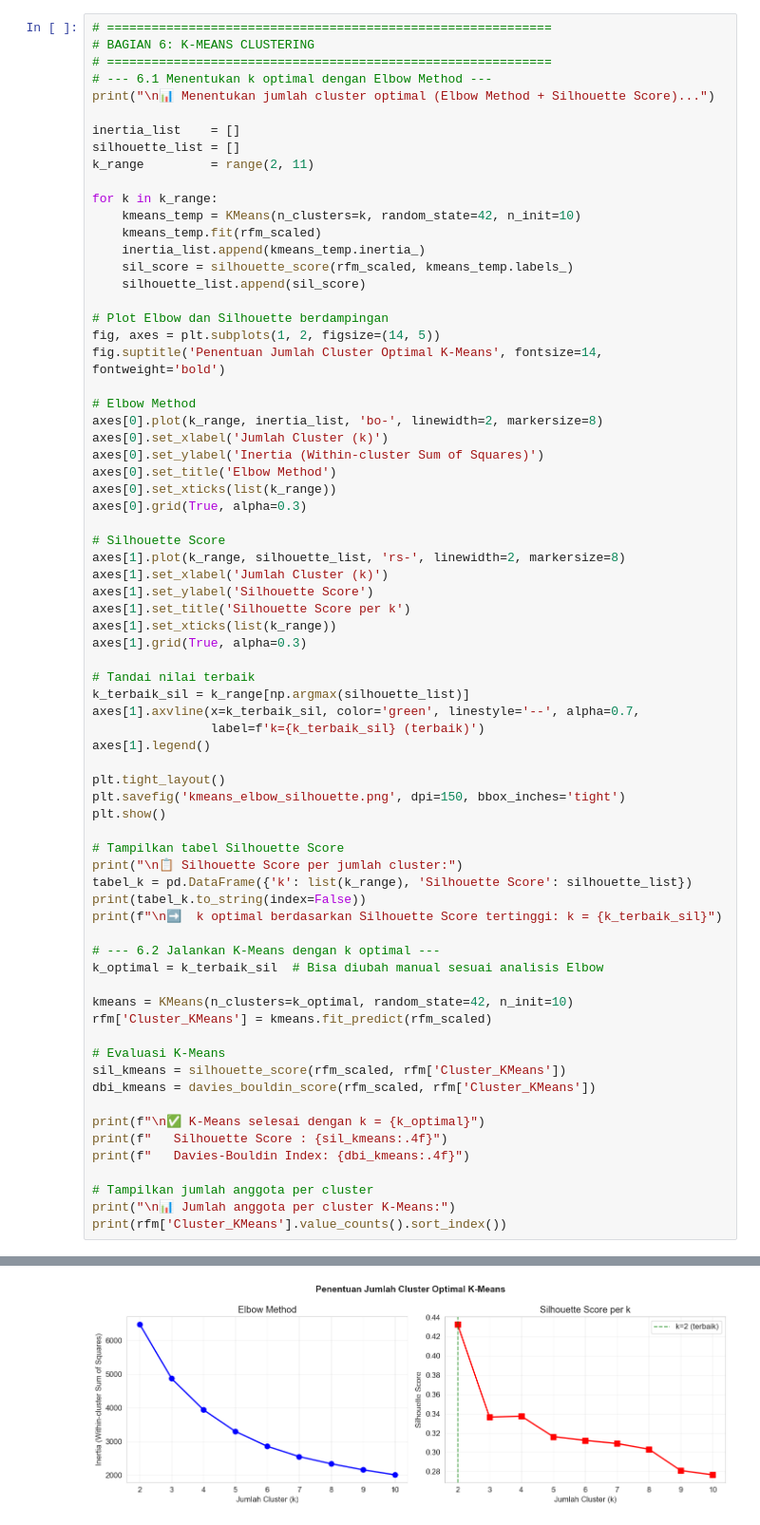
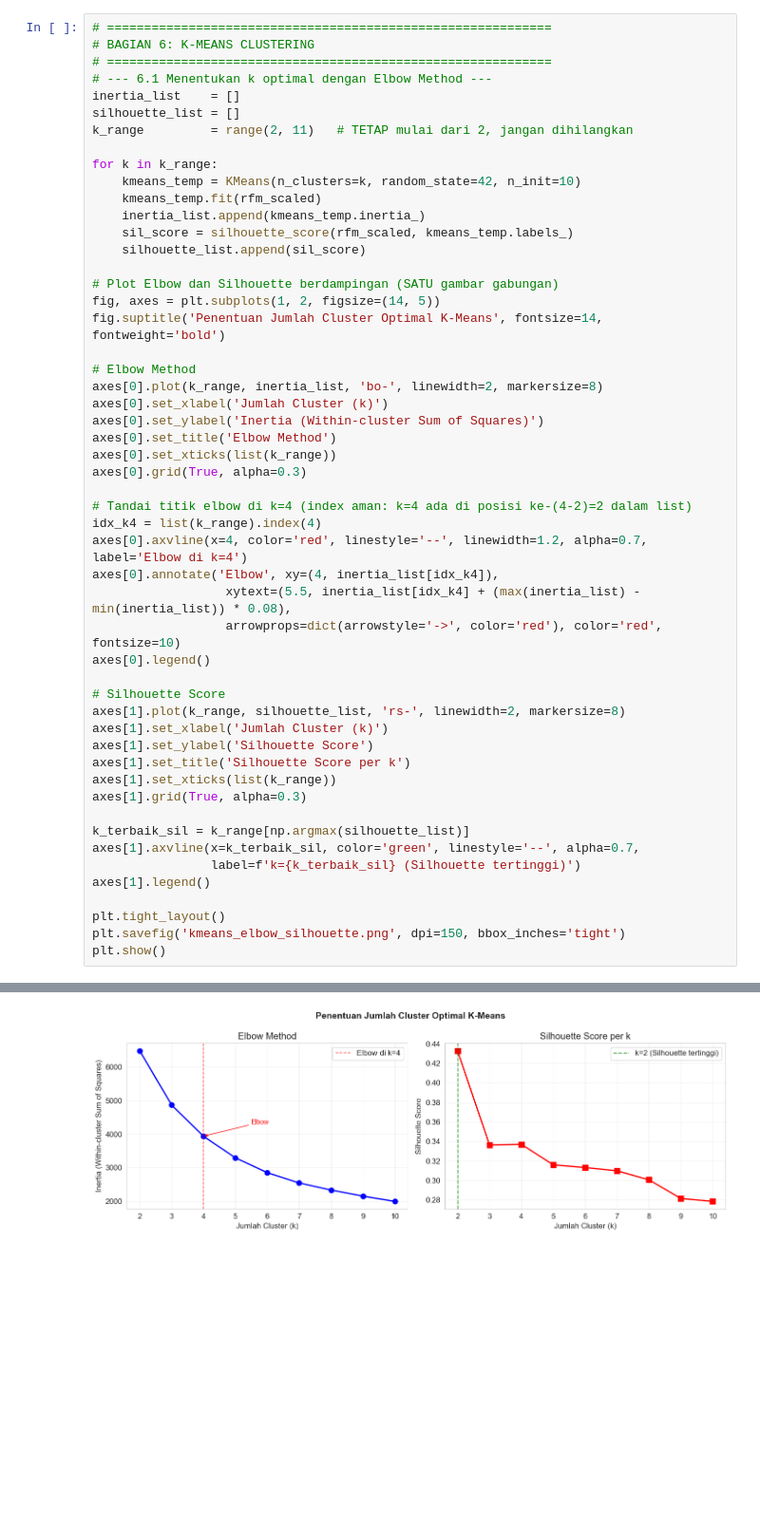
Before and after one commit to Amalhdyt079/dashboard_trial, a Jupyter notebook: Online.ipynb, the cells around one changed output, grey strips where cells are left out. Shown at 95% size. Drawn from its saved outputs; the diff is of its cells as text; blank space fills up the shorter version.

```diff
--- a/Online.ipynb
+++ b/Online.ipynb
@@ -271,11 +329,9 @@ max            1.5642            5.8585           4.7324
 # BAGIAN 6: K-MEANS CLUSTERING
 # ============================================================
 # --- 6.1 Menentukan k optimal dengan Elbow Method ---
-print("\n📊 Menentukan jumlah cluster optimal (Elbow Method + Silhouette Score)...")
-
 inertia_list    = []
 silhouette_list = []
-k_range         = range(2, 11)
+k_range         = range(2, 11)   # TETAP mulai dari 2, jangan dihilangkan
 
 for k in k_range:
     kmeans_temp = KMeans(n_clusters=k, random_state=42, n_init=10)
@@ -284,7 +340,7 @@ for k in k_range:
     sil_score = silhouette_score(rfm_scaled, kmeans_temp.labels_)
     silhouette_list.append(sil_score)
 
-# Plot Elbow dan Silhouette berdampingan
+# Plot Elbow dan Silhouette berdampingan (SATU gambar gabungan)
 fig, axes = plt.subplots(1, 2, figsize=(14, 5))
 fig.suptitle('Penentuan Jumlah Cluster Optimal K-Means', fontsize=14, fontweight='bold')
 
@@ -296,6 +352,14 @@ axes[0].set_title('Elbow Method')
 axes[0].set_xticks(list(k_range))
 axes[0].grid(True, alpha=0.3)
 
+# Tandai titik elbow di k=4 (index aman: k=4 ada di posisi ke-(4-2)=2 dalam list)
+idx_k4 = list(k_range).index(4)
+axes[0].axvline(x=4, color='red', linestyle='--', linewidth=1.2, alpha=0.7, label='Elbow di k=4')
+axes[0].annotate('Elbow', xy=(4, inertia_list[idx_k4]),
+                  xytext=(5.5, inertia_list[idx_k4] + (max(inertia_list) - min(inertia_list)) * 0.08),
+                  arrowprops=dict(arrowstyle='->', color='red'), color='red', fontsize=10)
+axes[0].legend()
+
 # Silhouette Score
 axes[1].plot(k_range, silhouette_list, 'rs-', linewidth=2, markersize=8)
 axes[1].set_xlabel('Jumlah Cluster (k)')
@@ -304,37 +368,12 @@ axes[1].set_title('Silhouette Score per k')
 axes[1].set_xticks(list(k_range))
 axes[1].grid(True, alpha=0.3)
 
-# Tandai nilai terbaik
 k_terbaik_sil = k_range[np.argmax(silhouette_list)]
 axes[1].axvline(x=k_terbaik_sil, color='green', linestyle='--', alpha=0.7,
-                label=f'k={k_terbaik_sil} (terbaik)')
+                label=f'k={k_terbaik_sil} (Silhouette tertinggi)')
 axes[1].legend()
 
 plt.tight_layout()
 plt.savefig('kmeans_elbow_silhouette.png', dpi=150, bbox_inches='tight')
 plt.show()
-
-# Tampilkan tabel Silhouette Score
-print("\n📋 Silhouette Score per jumlah cluster:")
-tabel_k = pd.DataFrame({'k': list(k_range), 'Silhouette Score': silhouette_list})
-print(tabel_k.to_string(index=False))
-print(f"\n➡️  k optimal berdasarkan Silhouette Score tertinggi: k = {k_terbaik_sil}")
-
-# --- 6.2 Jalankan K-Means dengan k optimal ---
-k_optimal = k_terbaik_sil  # Bisa diubah manual sesuai analisis Elbow
-
-kmeans = KMeans(n_clusters=k_optimal, random_state=42, n_init=10)
-rfm['Cluster_KMeans'] = kmeans.fit_predict(rfm_scaled)
-
-# Evaluasi K-Means
-sil_kmeans = silhouette_score(rfm_scaled, rfm['Cluster_KMeans'])
-dbi_kmeans = davies_bouldin_score(rfm_scaled, rfm['Cluster_KMeans'])
-
-print(f"\n✅ K-Means selesai dengan k = {k_optimal}")
-print(f"   Silhouette Score : {sil_kmeans:.4f}")
-print(f"   Davies-Bouldin Index: {dbi_kmeans:.4f}")
-
-# Tampilkan jumlah anggota per cluster
-print("\n📊 Jumlah anggota per cluster K-Means:")
-print(rfm['Cluster_KMeans'].value_counts().sort_index())
 # %% [output]
@@ -342 +380 @@ print(rfm['Cluster_KMeans'].value_counts().sort_index())
-[figure, old version]
+[figure, new version]
```
Also changed, not shown: parts of 39 cells of this notebook, 25 other files.
